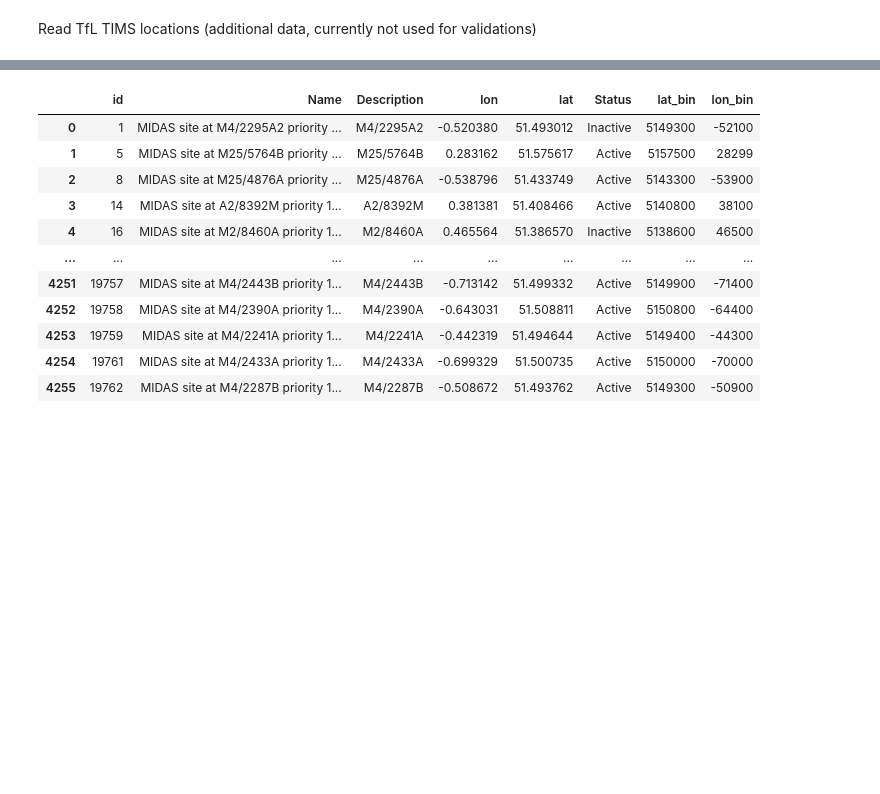
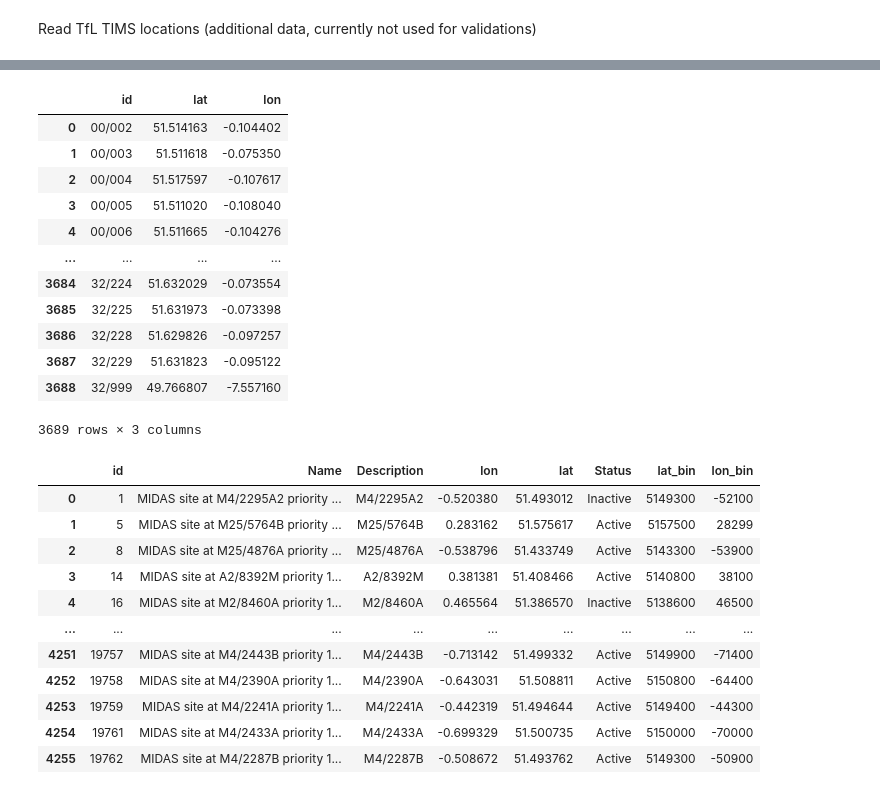
Before and after one commit to iarai/MeTS-10, a Jupyter notebook: analysis/val02_counters/counters01_prepare_data.ipynb, the cells around one changed output, grey strips where cells are left out. Cells and saved outputs as stored; diff of their text form; code cells hidden in the pictures; blank space fills up the shorter version.

```diff
--- a/analysis/val02_counters/counters01_prepare_data.ipynb
+++ b/analysis/val02_counters/counters01_prepare_data.ipynb
@@ -380,2 +364,42 @@ tims_df
+# %%
+gbng = pyproj.CRS('EPSG:27700')
+wgs84 = pyproj.CRS('EPSG:4326')
+project = pyproj.Transformer.from_crs(gbng, wgs84, always_xy=True).transform
+
+def en2ll(e, n):
+    try:
+        return transform(project, Point(e, n))
+    except Exception as e:
+        print(e)
+        return Point(0, 0)
+
+def get_projected_point(r):
+    return en2ll(float(r['EASTING']), float(r['NORTHING']))
+
+def get_tims_locations(df):
+    df['id'] = tims_df['NODE']
+    df = df[['id', 'EASTING', 'NORTHING']].groupby(['id', 'EASTING', 'NORTHING']).min().reset_index()
+    df['geometry'] = df.apply(get_projected_point, axis=1)
+    df = geopandas.GeoDataFrame(df, geometry='geometry')
+    df['lon'] = df.geometry.x
+    df['lat'] = df.geometry.y
+    return df[['id', 'lat', 'lon']]
+
+tims_locations = get_tims_locations(tims_df)
+tims_locations
+# %% [output]
+|  | id | lat | lon |
+| 0 | 00/002 | 51.514163 | -0.104402 |
+| 1 | 00/003 | 51.511618 | -0.075350 |
+| 2 | 00/004 | 51.517597 | -0.107617 |
+| 3 | 00/005 | 51.511020 | -0.108040 |
+| 4 | 00/006 | 51.511665 | -0.104276 |
+| ... | ... | ... | ... |
+| 3684 | 32/224 | 51.632029 | -0.073554 |
+| 3685 | 32/225 | 51.631973 | -0.073398 |
+| 3686 | 32/228 | 51.629826 | -0.097257 |
+| 3687 | 32/229 | 51.631823 | -0.095122 |
+| 3688 | 32/999 | 49.766807 | -7.557160 |
+3689 rows × 3 columns
 # %%
 # Create a dataframe with all london locations (WEBTRIS and TIMS)
```
Also changed, not shown: parts of 10 cells of this notebook, 1 other file.
